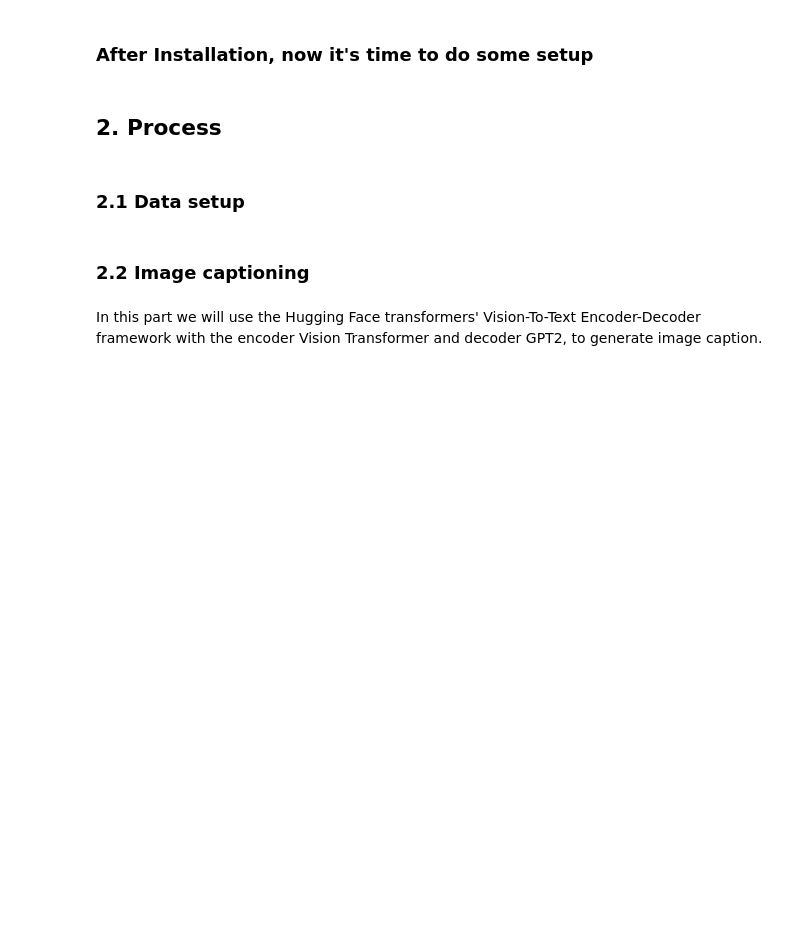
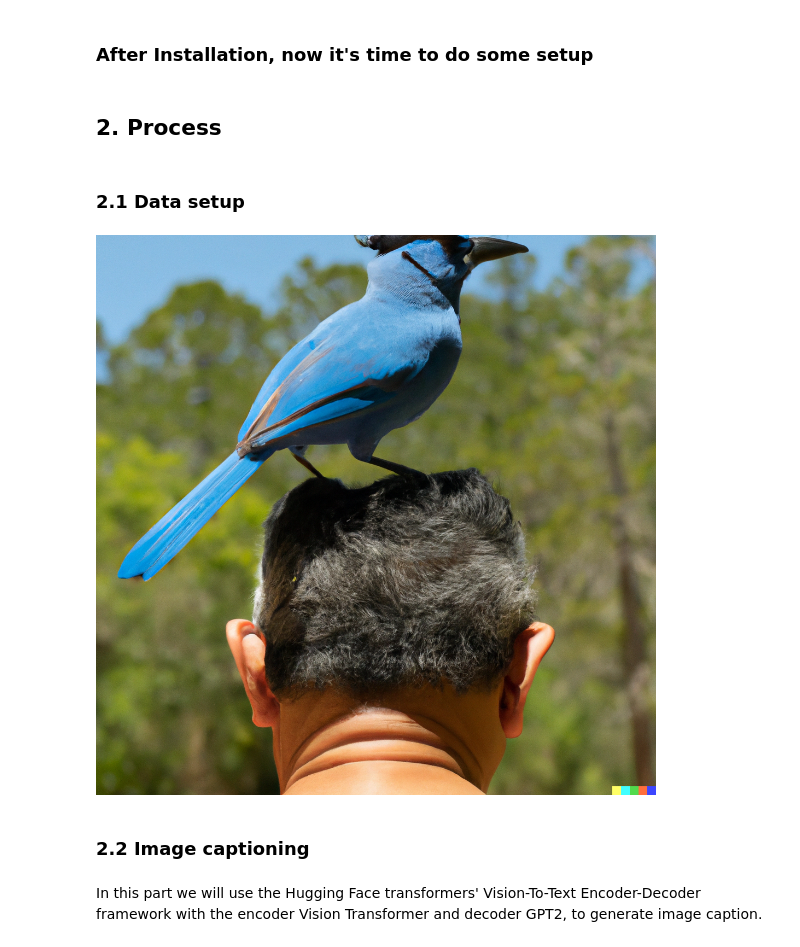
Before and after one commit to GawainNA/cs640_project, a Jupyter notebook: Evaluation_Frame.ipynb, the cells around one changed output. Saved outputs shown, nothing was run; the diff lists cells and outputs as text; code cells hidden in the pictures; blank space fills up the shorter version.

```diff
--- a/Evaluation_Frame.ipynb
+++ b/Evaluation_Frame.ipynb
@@ -64,10 +64,12 @@ from detectron2.data import MetadataCatalog, DatasetCatalog
 ### 2.1 Data setup
 # %%
 # Generated Input image from Text-to-Image model
-input_image_path = ""
+input_image_path = "sample.png"
 
 # Input Text Prompt
-input_text = ""
+input_text = "a blue bird standing on a person's head"
+# %% [output]
+[figure, added]
 # %% [markdown]
 ### 2.2 Image captioning
 # %% [markdown]
```
Also changed, not shown: parts of 4 cells of this notebook, 1 other file.
